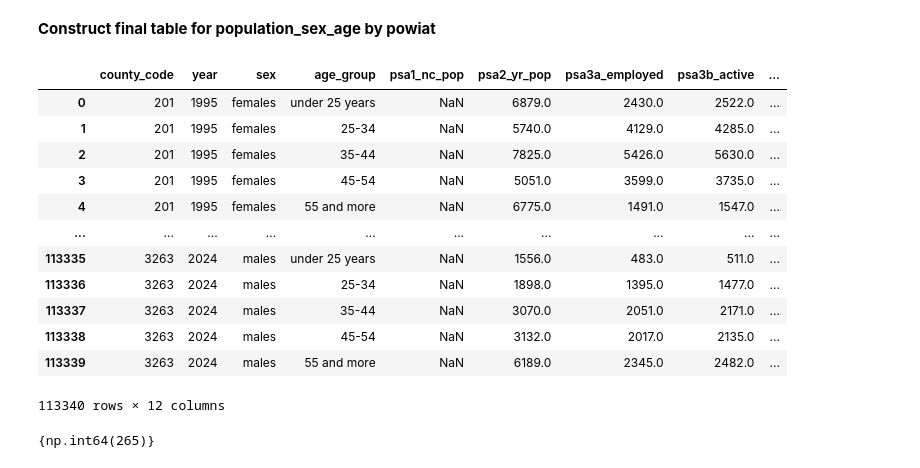
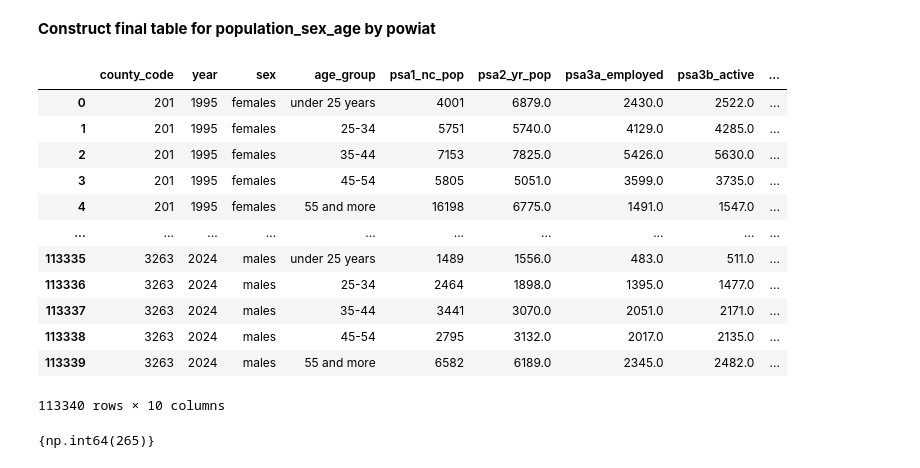
Before and after one commit to harrisonluff/Group_Project_Y3, a Jupyter notebook: notebooks/analysis/03_01_population_outcome.ipynb, the cells around one changed output. Cells and saved outputs as stored; diff of their text form; code cells hidden in the pictures.

Commit message:
Fixed error in psa table formation

```diff
--- a/notebooks/analysis/03_01_population_outcome.ipynb
+++ b/notebooks/analysis/03_01_population_outcome.ipynb
@@ -1272,35 +1272,47 @@ psa_option4
 113340 rows × 11 columns
 # %% [markdown]
 **Construct final table for population_sex_age by powiat**
-# %%
-psa = psa_option1.set_index(["county_code", "year", "sex", "age_group"]).copy()
-
-psa = psa.join(psa_option2.set_index(["county_code", "year", "sex", "age_group"]).copy(), how="outer")
-
-psa = psa.join(psa_option3.set_index(["county_code", "year", "sex", "age_group"]).copy(), how="outer")
-
-psa = psa.join(psa_option4.set_index(["county_code", "year", "sex", "age_group"])[["psa4a_employed", "psa4b_active"]].copy(), how="outer")
-
-psa = psa.join(county_codes.set_index("county_code"))
-
-psa = psa.reset_index()
-
-psa.to_csv(repo_root / "cleaned/03_01_outcome_tables/population_powiat_sex_age.csv")
-psa
-# %% [output]
-|  | county_code | year | sex | age_group | psa1_nc_pop | psa2_yr_pop | psa3a_employed | psa3b_active | ... |
-| 0 | 201 | 1995 | females | under 25 years | NaN | 6879.0 | 2430.0 | 2522.0 | ... |
-| 1 | 201 | 1995 | females | 25-34 | NaN | 5740.0 | 4129.0 | 4285.0 | ... |
-| 2 | 201 | 1995 | females | 35-44 | NaN | 7825.0 | 5426.0 | 5630.0 | ... |
-| 3 | 201 | 1995 | females | 45-54 | NaN | 5051.0 | 3599.0 | 3735.0 | ... |
-| 4 | 201 | 1995 | females | 55 and more | NaN | 6775.0 | 1491.0 | 1547.0 | ... |
-| ... | ... | ... | ... | ... | ... | ... | ... | ... | ... |
-| 113335 | 3263 | 2024 | males | under 25 years | NaN | 1556.0 | 483.0 | 511.0 | ... |
-| 113336 | 3263 | 2024 | males | 25-34 | NaN | 1898.0 | 1395.0 | 1477.0 | ... |
-| 113337 | 3263 | 2024 | males | 35-44 | NaN | 3070.0 | 2051.0 | 2171.0 | ... |
-| 113338 | 3263 | 2024 | males | 45-54 | NaN | 3132.0 | 2017.0 | 2135.0 | ... |
-| 113339 | 3263 | 2024 | males | 55 and more | NaN | 6189.0 | 2345.0 | 2482.0 | ... |
-113340 rows × 12 columns
+# %%
+psa = psa_option2.copy()
+
+psa = psa.merge(
+    psa_option1, how="left", on=["county_code", "sex", "age_group"], suffixes=["", "_drop"]
+).drop(columns="year_drop")
+
+psa = psa.merge(
+    psa_option3, how="outer", on=["county_code", "year", "sex", "age_group"]
+)
+
+psa = psa.merge(
+    psa_option4.drop(columns=["psa2_yr_pop", "voivodeship_code", "matching_group", "vo_activity_rate", "vo_employ_rate"]),
+    how="outer", on=["county_code", "year", "sex", "age_group"]
+)
+
+index_cols = ["county_code", "year", "sex", "age_group"]
+value_cols = []
+for c in psa.columns:
+    if c not in index_cols:
+        value_cols.append(c)
+value_cols.sort()
+psa = psa[index_cols + value_cols]
+
+psa.to_csv(repo_root / "cleaned/03_01_outcome_tables/population_powiat_sex_age.csv")
+
+psa
+# %% [output]
+|  | county_code | year | sex | age_group | psa1_nc_pop | psa2_yr_pop | psa3a_employed | psa3b_active | ... |
+| 0 | 201 | 1995 | females | under 25 years | 4001 | 6879.0 | 2430.0 | 2522.0 | ... |
+| 1 | 201 | 1995 | females | 25-34 | 5751 | 5740.0 | 4129.0 | 4285.0 | ... |
+| 2 | 201 | 1995 | females | 35-44 | 7153 | 7825.0 | 5426.0 | 5630.0 | ... |
+| 3 | 201 | 1995 | females | 45-54 | 5805 | 5051.0 | 3599.0 | 3735.0 | ... |
+| 4 | 201 | 1995 | females | 55 and more | 16198 | 6775.0 | 1491.0 | 1547.0 | ... |
+| ... | ... | ... | ... | ... | ... | ... | ... | ... | ... |
+| 113335 | 3263 | 2024 | males | under 25 years | 1489 | 1556.0 | 483.0 | 511.0 | ... |
+| 113336 | 3263 | 2024 | males | 25-34 | 2464 | 1898.0 | 1395.0 | 1477.0 | ... |
+| 113337 | 3263 | 2024 | males | 35-44 | 3441 | 3070.0 | 2051.0 | 2171.0 | ... |
+| 113338 | 3263 | 2024 | males | 45-54 | 2795 | 3132.0 | 2017.0 | 2135.0 | ... |
+| 113339 | 3263 | 2024 | males | 55 and more | 6582 | 6189.0 | 2345.0 | 2482.0 | ... |
+113340 rows × 10 columns
 # %%
 psa_temp_1 = set(psa[psa["year"]==2012]["county_code"].unique())
 psa_temp_2 = set(psa[psa["year"]==2013]["county_code"].unique())
```
Also changed, not shown: 1 other file.
